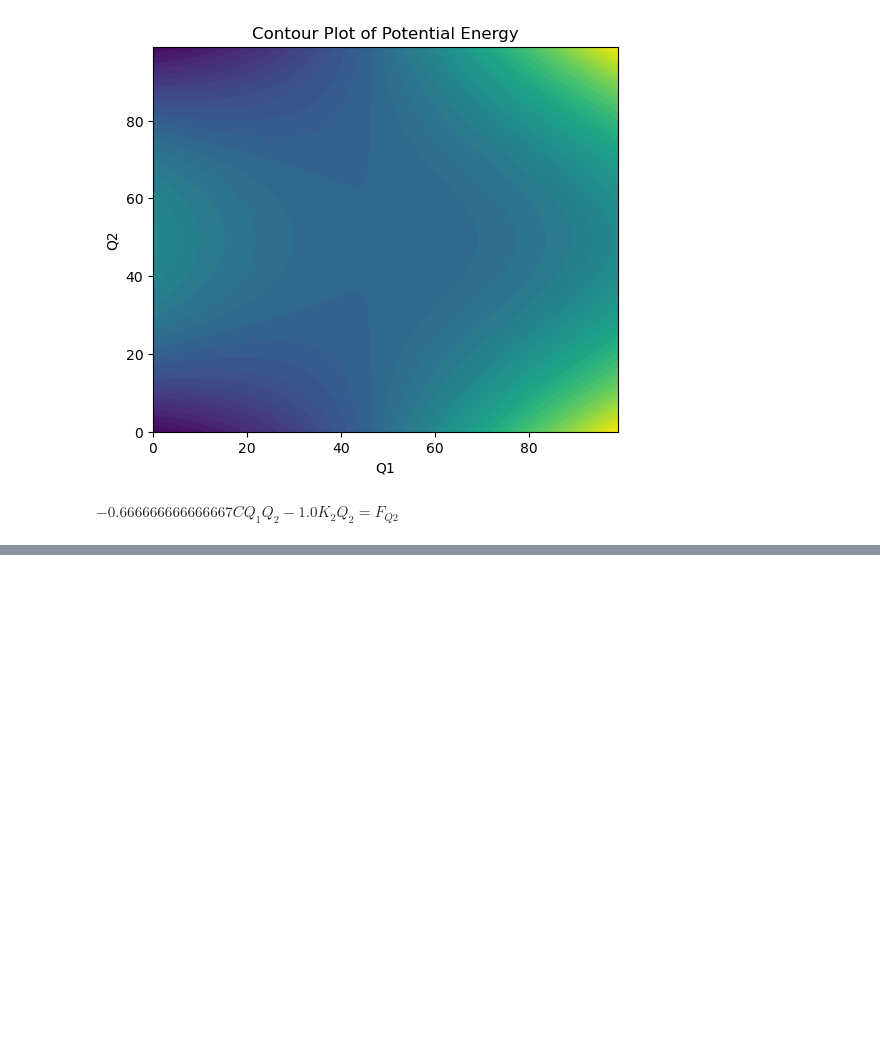
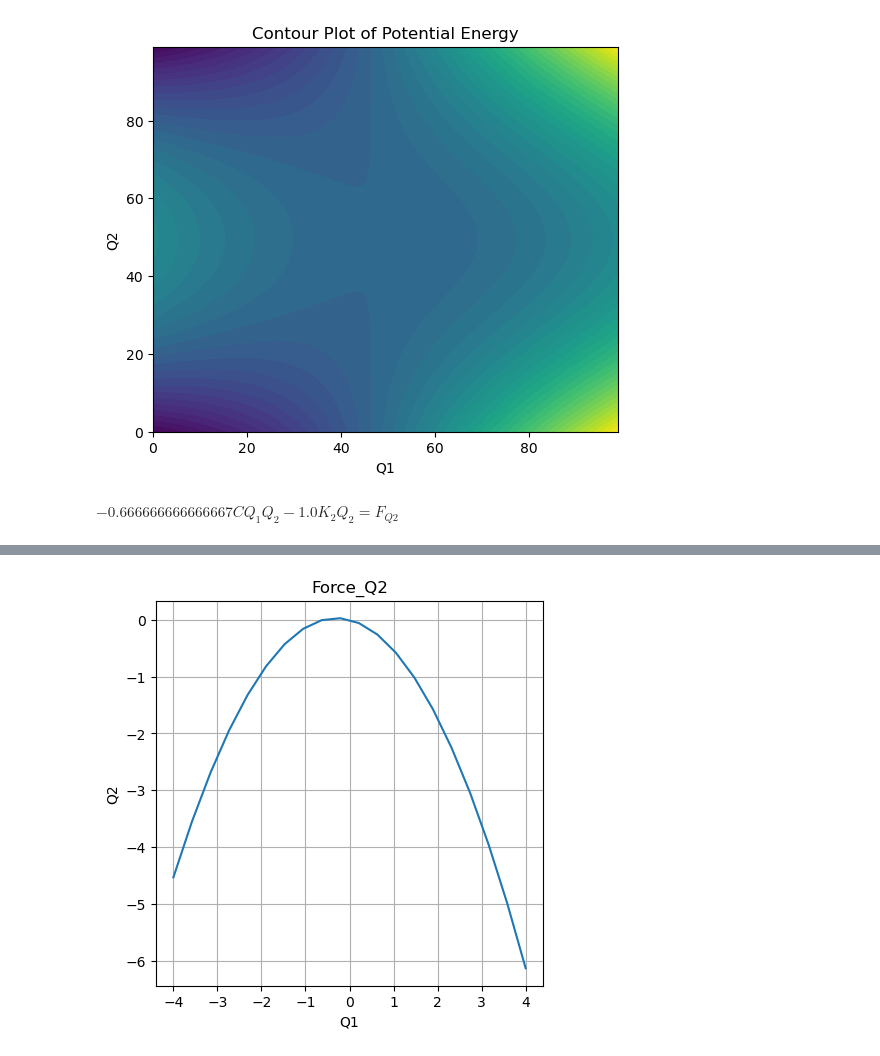
Before and after one commit to Phys3510-Fall2024/final-exam-MickyNG-94, a Jupyter notebook: final-exam-question-1.ipynb, the cells around one changed output, grey strips where cells are left out. Cells and saved outputs as stored; diff of their text form; code cells hidden in the pictures; blank space fills up the shorter version.

```diff
--- a/final-exam-question-1.ipynb
+++ b/final-exam-question-1.ipynb
@@ -193,0 +153,20 @@ plt.yticks(fontsize=12)
+# %%
+# Create a figure with a specific size
+plt.figure(figsize=(5, 5))
+
+x = np.linspace(-4, 4, 20)
+y = np.linspace(-4, 4, 20)
+
+def force(y):
+    return -0.2 * y - 1/3 * x * y
+
+force_plot2 = force(y)
+
+plt.plot(x, force_plot2)
+plt.xlabel('Q1')
+plt.ylabel('Q2')
+plt.title('Force_Q2')
+plt.grid(True)
+plt.show()
+# %% [output]
+[figure, added]
```
Also changed, not shown: parts of 1 cell of this notebook.
